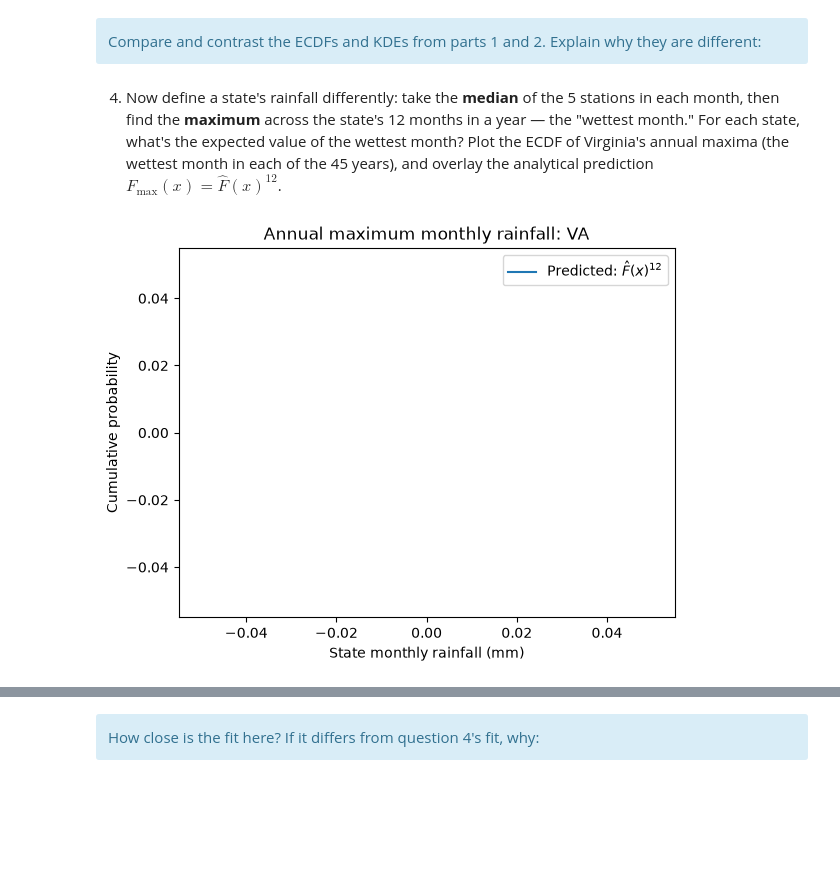
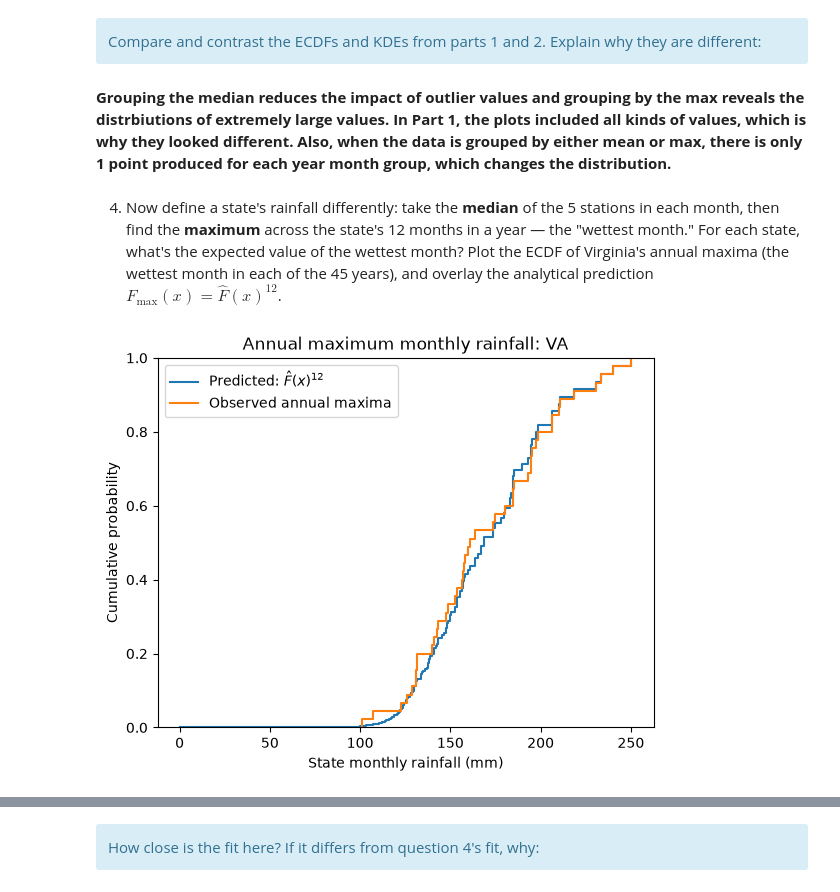
Before and after one commit to jackkovach1/UU_F26_templates, a Jupyter notebook: Week05/Thursday_Lab/lab_05 (1).ipynb, the cells around one changed output, grey strips where cells are left out. Cells and saved outputs as stored; diff of their text form; code cells hidden in the pictures; blank space fills up the shorter version.

```diff
--- a/Week05/Thursday_Lab/lab_05 (1).ipynb
+++ b/Week05/Thursday_Lab/lab_05 (1).ipynb
@@ -145,15 +153,17 @@ sns.kdeplot(data=grouped_mean, x='prcp_total_mm')
 # %% [markdown]
 <div class="alert alert-info">Compare and contrast the ECDFs and KDEs from parts 1 and 2. Explain why they are different:</div>
+# %% [markdown]
+**Grouping the median reduces the impact of outlier values and grouping by the max reveals the distrbiutions of extremely large values. In Part 1, the plots included all kinds of values, which is why they looked different. Also, when the data is grouped by either mean or max, there is only 1 point produced for each year month group, which changes the distribution.**
 # %% [markdown]
 4. Now define a state's rainfall differently: take the **median** of the 5 stations in each month, then find the **maximum** across the state's 12 months in a year — the "wettest month." For each state, what's the expected value of the wettest month? Plot the ECDF of Virginia's annual maxima (the wettest month in each of the 45 years), and overlay the analytical prediction $F_{\max}(x) = \hat F(x)^{12}$.
 # %%
 # One rainfall value per state-month, taking the median of the stations
 #state_month =  # TODO median calculation
 
-state_month = df.groupby(['state_name', 'year', 'month'])['prcp_total_mm'].median().reset_index()
+state_month = df.groupby(['state', 'year', 'month'])['prcp_total_mm'].median().reset_index()
 
 # Maximum of the 12 state-month observations above, for each year: the wettest month of that year
-state_year_max = state_month.groupby(['state_name', 'year'])['prcp_total_mm'].max().reset_index()
+state_year_max = state_month.groupby(['state', 'year'])['prcp_total_mm'].max().reset_index()
 
 
 exp_wettest = state_year_max.groupby("state", as_index=False).agg(E_wettest_month=("prcp_total_mm", "mean"))
@@ -164,31 +174,31 @@ state = "VA"
 
 levels = (
     state_month.loc[state_month["state"] == state, "prcp_total_mm"]
     .to_numpy()
 )
 
 observed_max = (
     state_year_max.loc[state_year_max["state"] == state, "prcp_total_mm"]
     .to_numpy()
 )
 
 x = np.sort(np.unique(levels))
 F_hat = np.searchsorted(np.sort(levels), x, side="right") / len(levels)
 
 plt.step(
     x,
     F_hat**12,
     where="post",
     label=r"Predicted: $\hat F(x)^{12}$"
 )
 
 sns.ecdfplot(x=observed_max,
     label="Observed annual maxima")
 
 plt.xlabel("State monthly rainfall (mm)")
 plt.ylabel("Cumulative probability")
 plt.title(f"Annual maximum monthly rainfall: {state}")
 plt.legend()
 plt.show()
 # %% [output]
-[figure, old version]
+[figure, new version]
```
Also changed, not shown: parts of 24 cells of this notebook.
